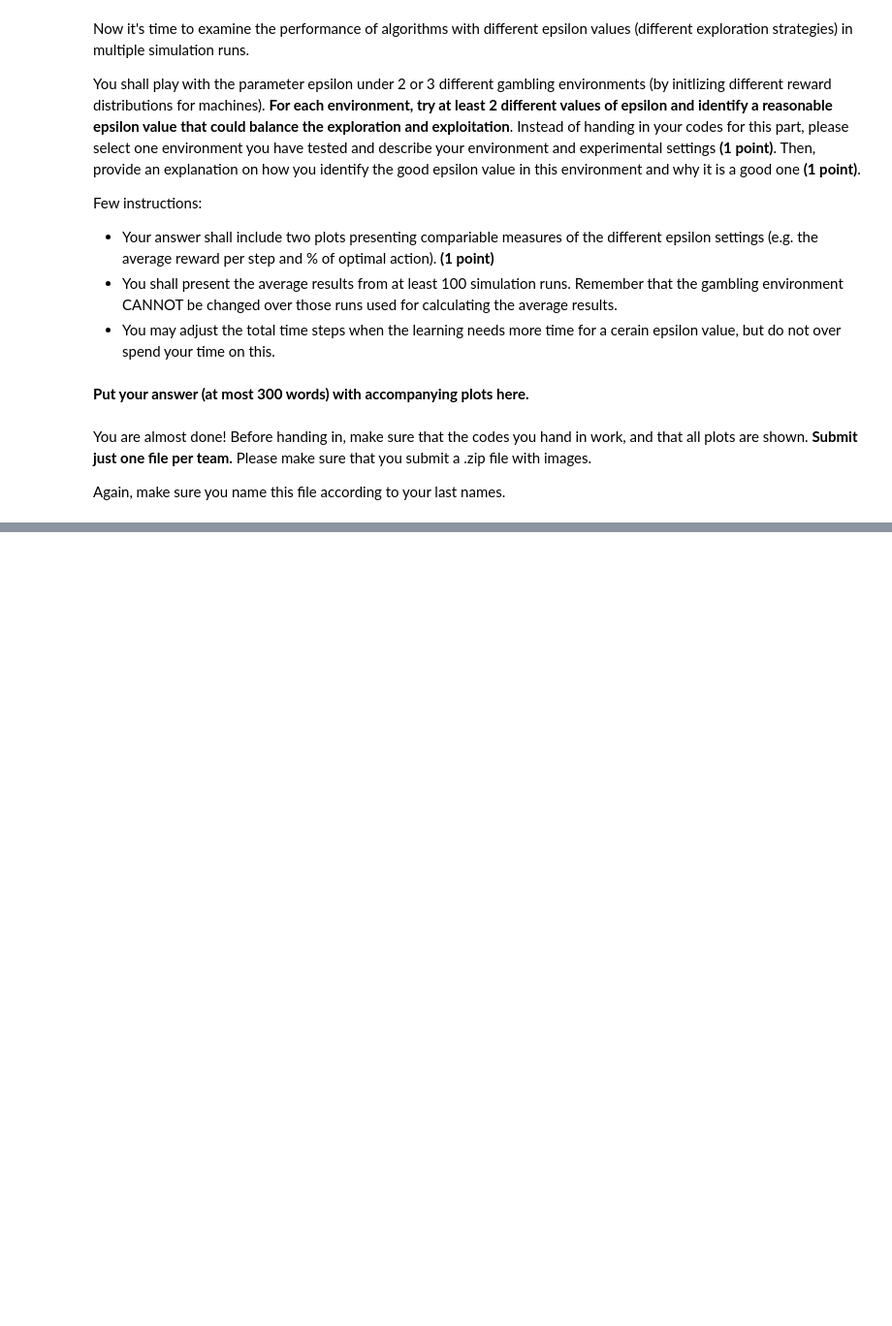
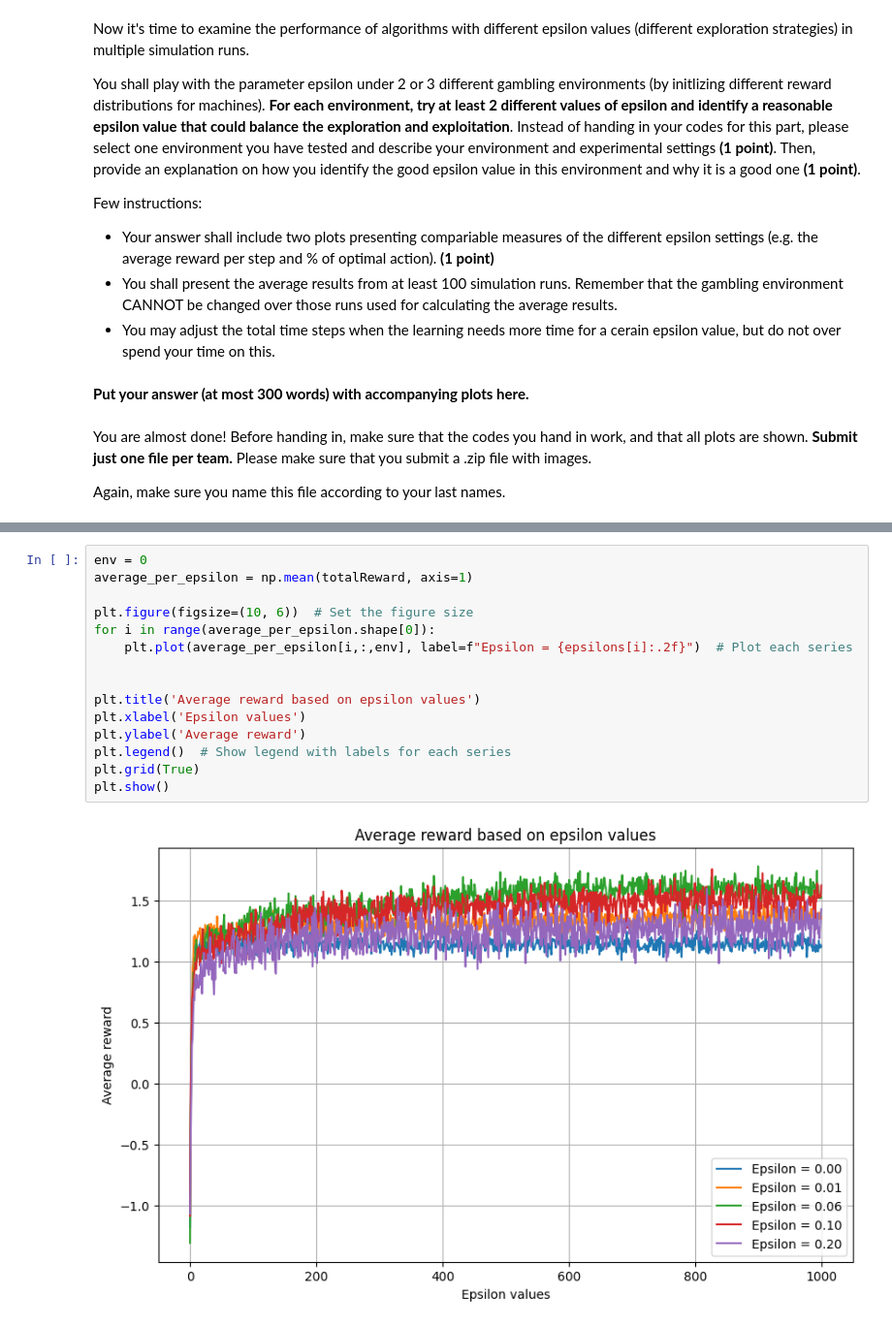
Before and after one commit to leidindi/AML, a Jupyter notebook: ass1/Ass 1/johannsson-lazaridis.ipynb, the cells around one changed output, grey strips where cells are left out. Shown at 97% size. Saved outputs shown, nothing was run; the diff lists cells and outputs as text; blank space fills up the shorter version.

```diff
--- a/ass1/Ass 1/johannsson-lazaridis.ipynb
+++ b/ass1/Ass 1/johannsson-lazaridis.ipynb
@@ -319,0 +372,17 @@ Again, make sure you name this file according to your last names.
+# %%
+env = 0
+average_per_epsilon = np.mean(totalReward, axis=1)
+
+plt.figure(figsize=(10, 6))  # Set the figure size
+for i in range(average_per_epsilon.shape[0]):
+    plt.plot(average_per_epsilon[i,:,env], label=f"Epsilon = {epsilons[i]:.2f}")  # Plot each series
+
+
+plt.title('Average reward based on epsilon values')
+plt.xlabel('Epsilon values')
+plt.ylabel('Average reward')
+plt.legend()  # Show legend with labels for each series
+plt.grid(True)
+plt.show()
+# %% [output]
+[figure, added]
```
Also changed, not shown: parts of 22 cells of this notebook, 19 other files.
